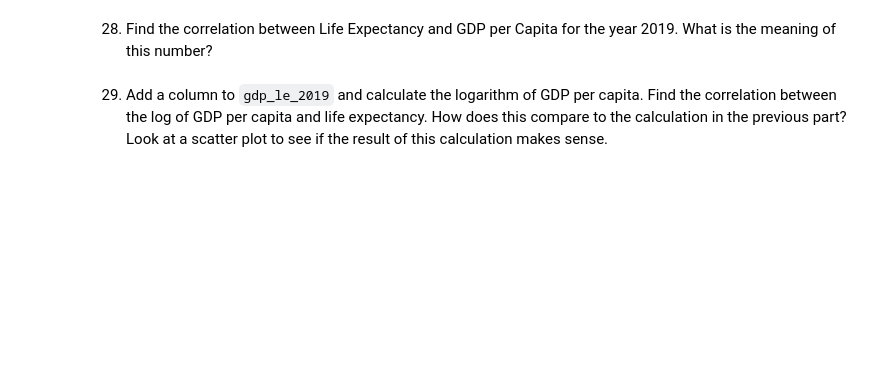
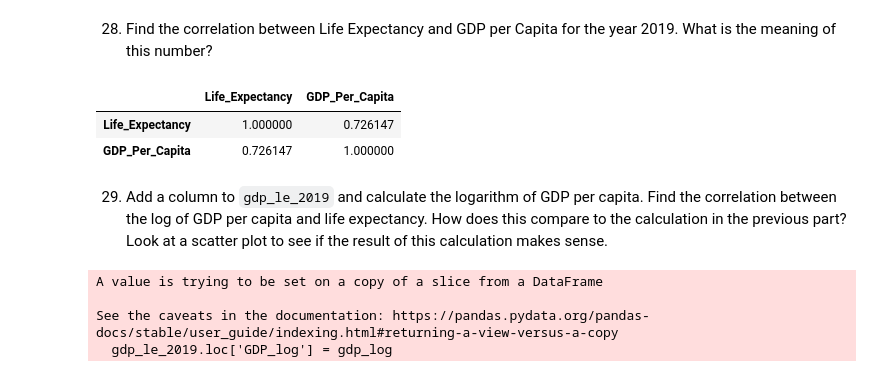
Before and after one commit to KagonDeans/un-exploration-KagonDeans, a Jupyter notebook: notebooks/UN_Data_Exploration.ipynb, the cells around one changed output. Cells and saved outputs as stored; diff of their text form; code cells hidden in the pictures; blank space fills up the shorter version.

```diff
--- a/notebooks/UN_Data_Exploration.ipynb
+++ b/notebooks/UN_Data_Exploration.ipynb
@@ -704,4 +734,10 @@ gdp_le_2019.sort_values('GDP_Per_Capita', ascending = False)
 # %% [markdown]
 28. Find the correlation between Life Expectancy and GDP per Capita for the year 2019. What is the meaning of this number?
+# %%
+gdp_le_2019[['Life_Expectancy', 'GDP_Per_Capita']].corr()
+# %% [output]
+|  | Life_Expectancy | GDP_Per_Capita |
+| Life_Expectancy | 1.000000 | 0.726147 |
+| GDP_Per_Capita | 0.726147 | 1.000000 |
 # %% [markdown]
 29. Add a column to `gdp_le_2019` and calculate the logarithm of GDP per capita. Find the correlation between the log of GDP per capita and life expectancy. How does this compare to the calculation in the previous part? Look at a scatter plot to see if the result of this calculation makes sense.
@@ -707,0 +746,7 @@ gdp_le_2019.sort_values('GDP_Per_Capita', ascending = False)
+# %%
+gdp_le_2019['GDP_log'] = gdp_log
+# %% [output]
+A value is trying to be set on a copy of a slice from a DataFrame
+
+See the caveats in the documentation: https://pandas.pydata.org/pandas-docs/stable/user_guide/indexing.html#returning-a-view-versus-a-copy
+  gdp_le_2019.loc['GDP_log'] = gdp_log
```
Also changed, not shown: parts of 27 cells of this notebook.
